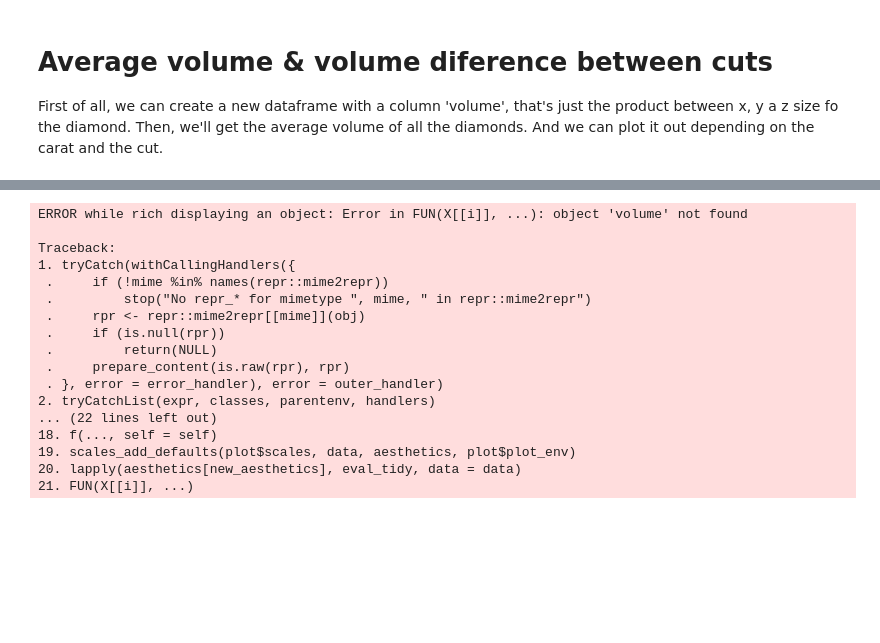
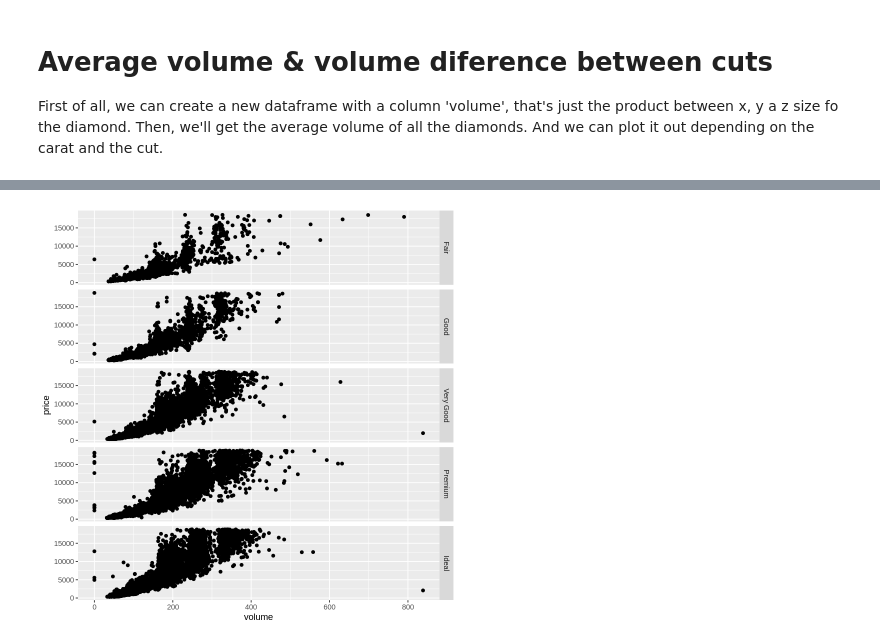
Before and after one commit to polo-music/EDA-diamonds-R, a Jupyter notebook: EDA_w_R_diamonds.ipynb, the cells around one changed output, grey strips where cells are left out. Drawn from its saved outputs; the diff is of its cells as text; code cells hidden in the pictures; blank space fills up the shorter version.

Commit message:
Afegit valor volum i evolució del preu en funció d'aquest i de la qualitat del diamant

```diff
--- a/EDA_w_R_diamonds.ipynb
+++ b/EDA_w_R_diamonds.ipynb
@@ -126,7 +126,8 @@ ggplot(data = diamonds, mapping = aes(x = price, y = carat)) +
 First of all, we can create a new dataframe with a column 'volume', that's just the product between x, y a z size fo the diamond. Then, we'll get the average volume of all the diamonds. And we can plot it out depending on the carat and the cut.
 # %%
 volume_df <- diamonds %>%
-  select(x, y, z, cut)
+  select(x, y, z, cut, price)
 
-volume_df %>%
-  mutate('volume' = x * y * z)
+volume_df <- volume_df %>%
+  mutate('volume' = x * y * z) %>%
+  filter(volume < 1000)
@@ -153,21 +134,6 @@ A tibble: 53940 × 5
 # %%
-ggplot(data = volume_df, mapping = aes(x = volume)) +
-  geom_histogram(binwidth = 0.1)
+ggplot(data = volume_df, mapping = aes(x = volume, y = price)) +
+  geom_point() +
+  facet_grid(rows = vars(cut))
 # %% [output]
-ERROR while rich displaying an object: Error in FUN(X[[i]], ...): object 'volume' not found
-
-Traceback:
-1. tryCatch(withCallingHandlers({
- .     if (!mime %in% names(repr::mime2repr))
- .         stop("No repr_* for mimetype ", mime, " in repr::mime2repr")
- .     rpr <- repr::mime2repr[[mime]](obj)
- .     if (is.null(rpr))
- .         return(NULL)
- .     prepare_content(is.raw(rpr), rpr)
- . }, error = error_handler), error = outer_handler)
-2. tryCatchList(expr, classes, parentenv, handlers)
-... (22 lines left out)
-18. f(..., self = self)
-19. scales_add_defaults(plot$scales, data, aesthetics, plot$plot_env)
-20. lapply(aesthetics[new_aesthetics], eval_tidy, data = data)
-21. FUN(X[[i]], ...)
+[figure, added]
```
Also changed, not shown: parts of 1 cell of this notebook.
